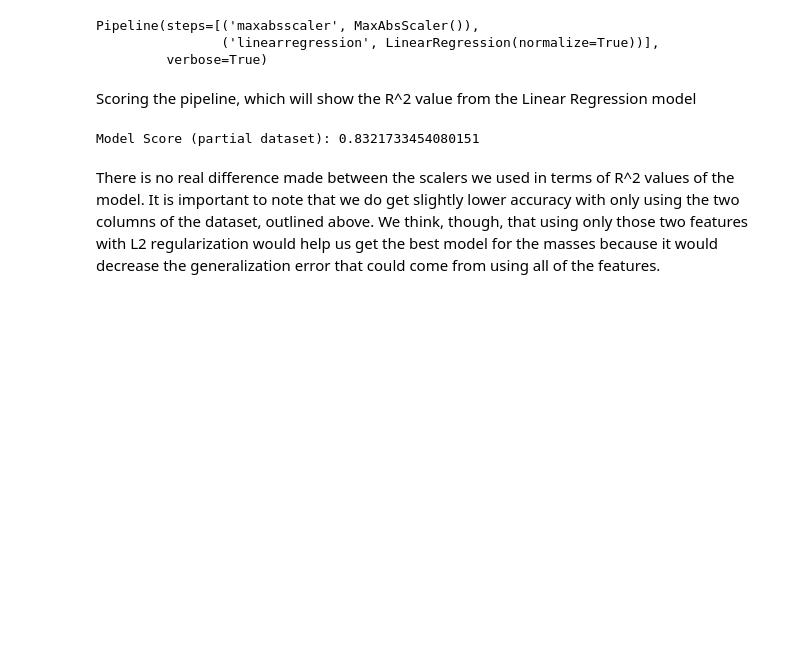
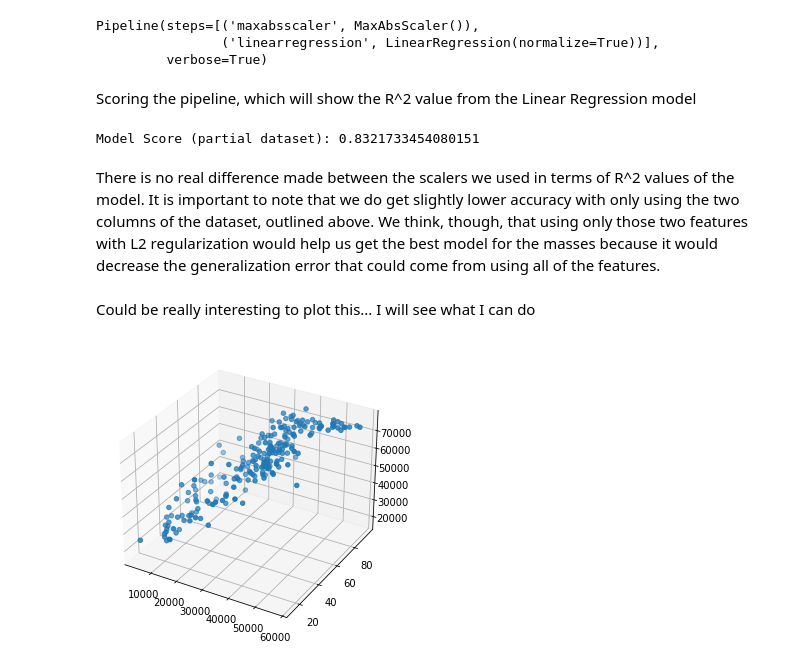
Before and after one commit to tuckert23/final_project, a Jupyter notebook: linear_regression.ipynb, the cells around one changed output. Drawn from its saved outputs; the diff is of its cells as text; code cells hidden in the pictures; blank space fills up the shorter version.

Commit message:
added plotting and we TODO for Tina

```diff
--- a/linear_regression.ipynb
+++ b/linear_regression.ipynb
@@ -323,3 +323,17 @@ There is no real difference made between the scalers we used in terms of R^2 val
 we do get slightly lower accuracy with only using the two columns of the dataset, outlined above. We think, though, that
 using only those two features with L2 regularization would help us get the best model for the masses because
 it would decrease the generalization error that could come from using all of the features.
+# %% [markdown]
+Could be really interesting to plot this... I will see what I can do
+# %%
+import matplotlib.pyplot as plt
+from mpl_toolkits.mplot3d import Axes3D
+
+fig = plt.figure()
+ax = Axes3D(fig)
+
+ax.scatter(xs=df["Average Amount of Aid"], ys=df["Graduation Rate"], zs=df["Total Price"])
+plt.savefig("./figs/linear_regression_visualization.png")
+plt.show()
+# %% [output]
+[figure, added]
```
Also changed, not shown: parts of 2 cells of this notebook, 1 other file.
